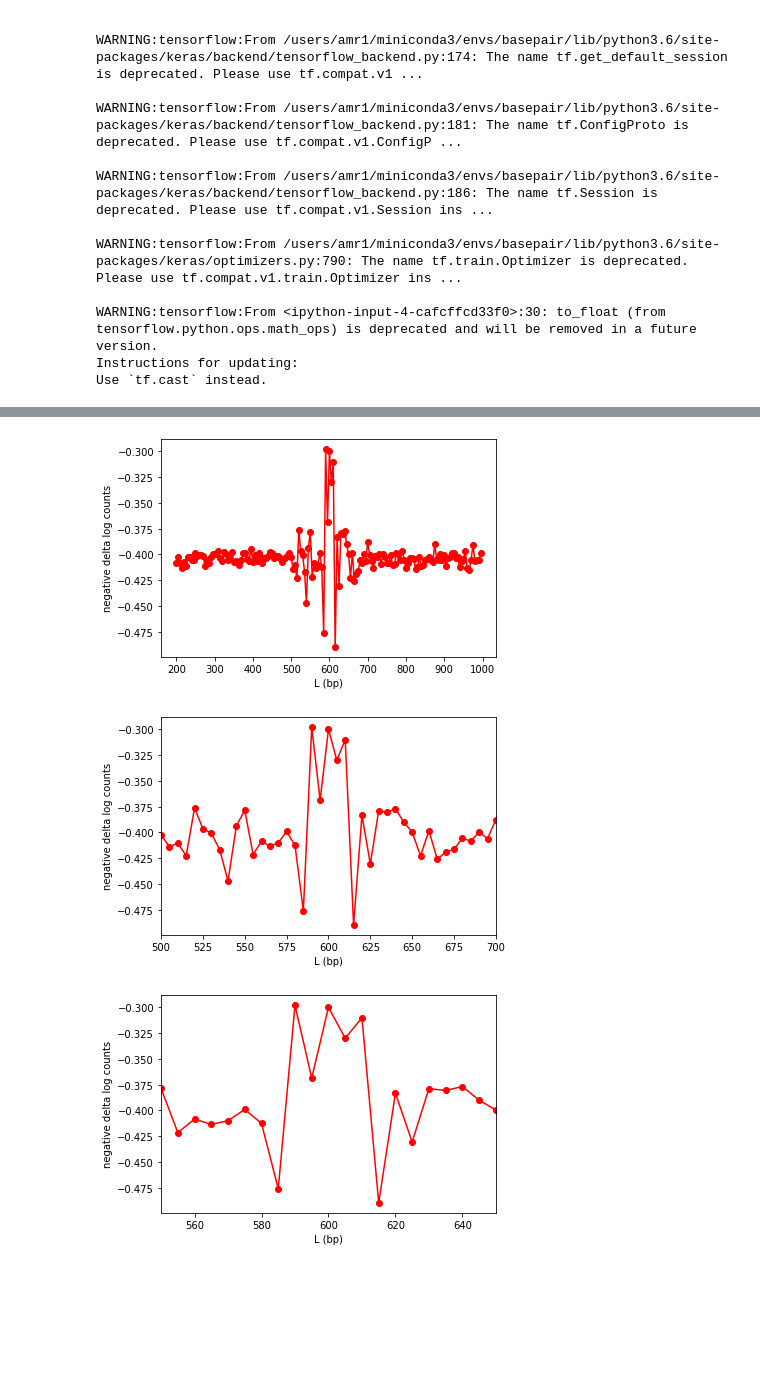
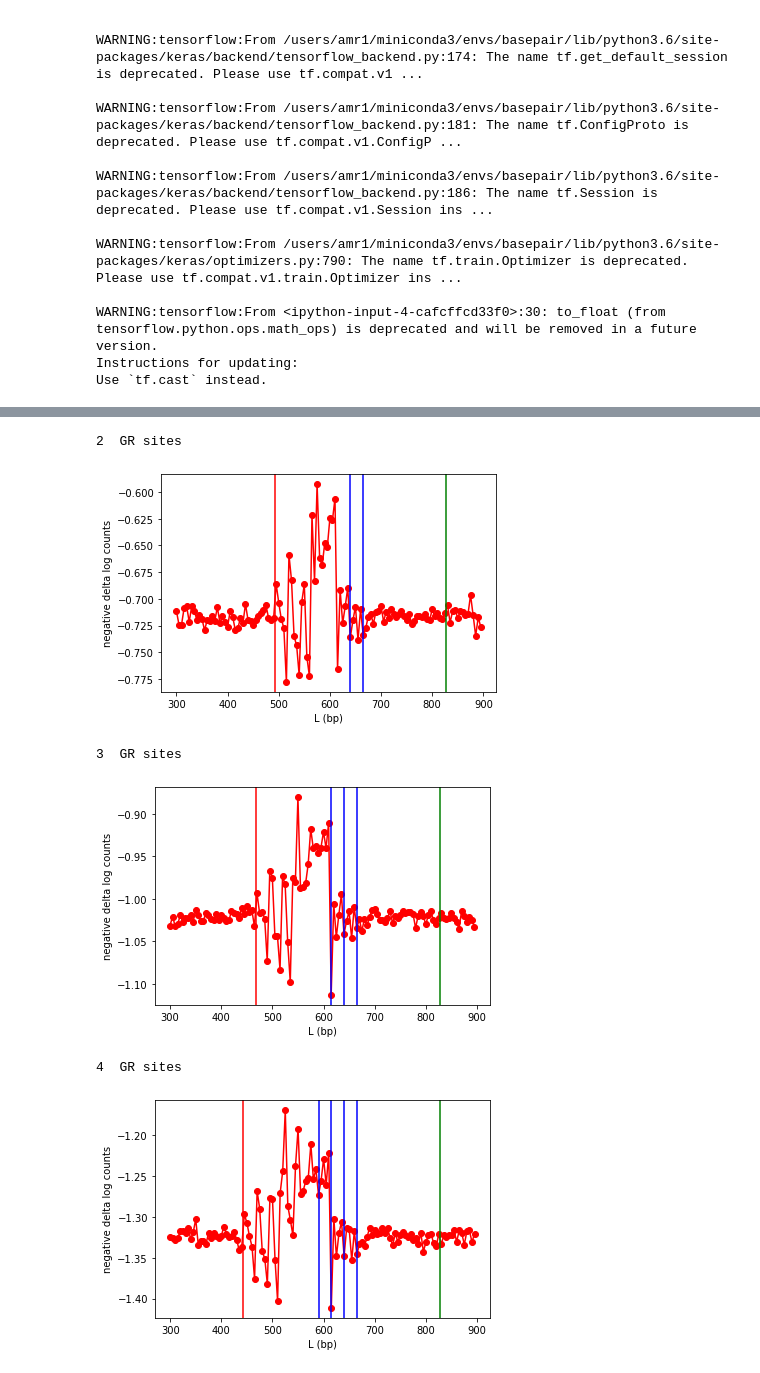
Before and after one commit to kundajelab/pho4, a Jupyter notebook: nucleosomes_widom601.ipynb, the cells around one changed output, grey strips where cells are left out. Drawn from its saved outputs; the diff is of its cells as text; code cells hidden in the pictures; blank space fills up the shorter version.

```diff
--- a/nucleosomes_widom601.ipynb
+++ b/nucleosomes_widom601.ipynb
@@ -178,38 +203,39 @@ plt.show()
-# %%
-xs = []
-ys = []
-for pos in range(200, 1000, 5):
-    xs.append(pos)
-    ys.append(yvals[pos-200])
-# %%
-smallFont = {'size' : 10}
-plt.rc('font', **smallFont)
-fig, ax = plt.subplots()
-ax.plot(xs, ys, marker="o", c="red")
-plt.xlabel("L (bp)")
-plt.ylabel("negative delta log counts")
-plt.show()
-# %% [output]
-[figure, removed]
-# %%
-smallFont = {'size' : 10}
-plt.rc('font', **smallFont)
-fig, ax = plt.subplots()
-ax.plot(xs, ys, marker="o", c="red")
-plt.xlim((500,700))
-plt.xlabel("L (bp)")
-plt.ylabel("negative delta log counts")
-plt.show()
-# %% [output]
-[figure, removed]
-# %%
-smallFont = {'size' : 10}
-plt.rc('font', **smallFont)
-fig, ax = plt.subplots()
-ax.plot(xs, ys, marker="o", c="red")
-plt.xlim((550,650))
-plt.xlabel("L (bp)")
-plt.ylabel("negative delta log counts")
-plt.show()
-# %% [output]
-[figure, removed]
+# %%
+locs = [665]
+for num_motifs in range(1,10):
+    locs.append(locs[num_motifs-1]-10-len('AGAACATCATGTTCT'))
+# %%
+intervals = list(range(300,900,5))
+for num_motifs in range(2,5):
+    print(num_motifs, " GR sites")
+    yvals = []
+    for pos in intervals:
+        pre_seqs = []
+        post_seqs = []
+        for idx in indices:
+            pre_seq = dinuc_shuffle(peaks[idx])
+            post_seq = fill_into_pos(pre_seq, widom_seq, pos)
+            for i in range(0, num_motifs):
+                post_seq = fill_into_pos(post_seq, 'AGAACATCATGTTCT', locs[i])
+            pre_seqs.append(pre_seq)
+            post_seqs.append(post_seq)
+        pre = model.predict([getOneHot(pre_seqs), np.zeros((num_samples,)), np.zeros((num_samples,out_pred_len,2))])
+        post = model.predict([getOneHot(post_seqs), np.zeros((num_samples,)), np.zeros((num_samples,out_pred_len,2))])
+        yvals.append(-np.mean(post[0]-pre[0]))
+
+    fig, ax = plt.subplots()
+    ax.plot(intervals, yvals, marker="o", c="red")
+    for i in range(0, num_motifs):
+        plt.axvline(locs[i], color='blue')
+    plt.axvline(locs[num_motifs-1]-147, color='red')
+    plt.axvline(locs[0]+len('AGAACATCATGTTCT')+147, color='green')
+    plt.xlabel("L (bp)")
+    plt.ylabel("negative delta log counts")
+    plt.show()
+# %% [output]
+2  GR sites
+[figure, added]
+3  GR sites
+[figure, added]
+4  GR sites
+[figure, added]
```
Also changed, not shown: parts of 6 cells of this notebook.
